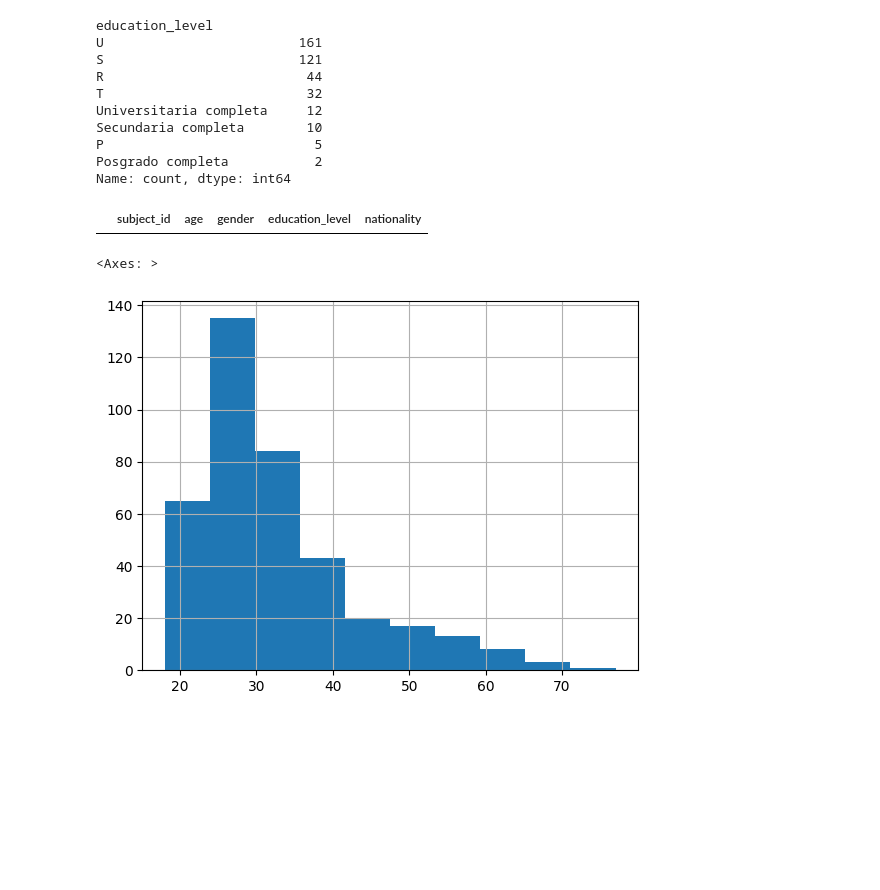
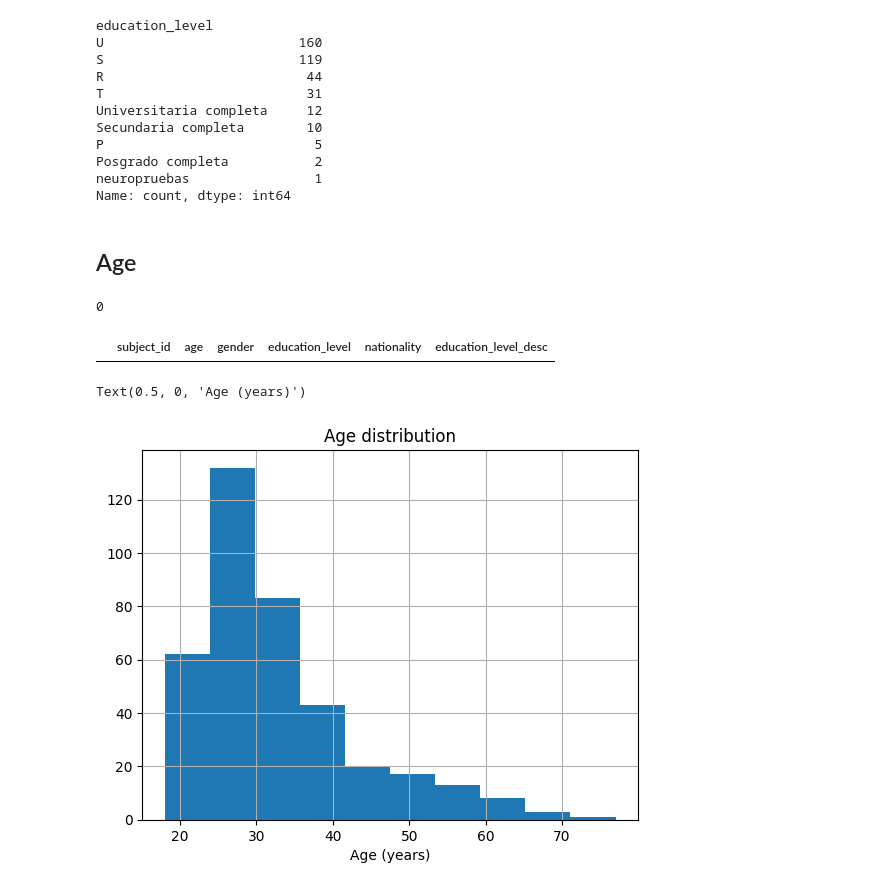
Before and after one commit to gianluca-capelo/datapruebas_analysis, a Jupyter notebook: notebooks/metadata_eda.ipynb, the cells around one changed output. Saved outputs shown, nothing was run; the diff lists cells and outputs as text; code cells hidden in the pictures; blank space fills up the shorter version.

Commit message:
metadata eda

```diff
--- a/notebooks/metadata_eda.ipynb
+++ b/notebooks/metadata_eda.ipynb
@@ -1,8 +1,9 @@
 # %%
 import pandas as pd
+import matplotlib.pyplot as plt
 
-file_name = '/home/gianluca/Research/datapruebas_analysis/data/hand_analysis/2025-11-07_17-24-46/analysis.csv'
+file_name = '~/Documents/REPOS/datapruebas_analysis/data/hand_analysis/2025-11-07_17-24-46/analysis.csv'
 
-df = pd.read_csv(file_name)
+df = pd.read_csv(file_name, on_bad_lines='warn')
 df
 # %% [output]
@@ -98,27 +86,42 @@ metadata
 metadata['education_level'].value_counts()
 # %% [output]
 education_level
-U                         161
-S                         121
+U                         160
+S                         119
 R                          44
-T                          32
+T                          31
 Universitaria completa     12
 Secundaria completa        10
 P                           5
 Posgrado completa           2
+neuropruebas                1
 Name: count, dtype: int64
+# %% [markdown]
+## Age
+# %%
+# Sanitizing
+metadata['age'].iloc[334]
+BAD_ROW_NON_AGE = metadata.iloc[334]['subject_id']
+metadata = metadata[metadata['subject_id'] != BAD_ROW_NON_AGE]
+metadata['age'] = metadata['age'].astype(int)
+# %%
+sum(metadata['age'] < 0)
+# %% [output]
+0
 # %%
 metadata[metadata['age']< 0]
 # %% [output]
-|  | subject_id | age | gender | education_level | nationality |
+|  | subject_id | age | gender | education_level | nationality | education_level_desc |
 # %%
 metadata = metadata[metadata['age'] > 0]
 metadata = metadata[metadata['age'] < 100]
 
 metadata['age'].hist()
+plt.title("Age distribution")
+plt.xlabel("Age (years)")
 # %% [output]
-<Axes: >
+Text(0.5, 0, 'Age (years)')
-[figure, old version]
+[figure, new version]
 # %%
 #plot bar
 metadata['education_level'].value_counts().plot.bar()
```
Also changed, not shown: parts of 18 cells of this notebook.
